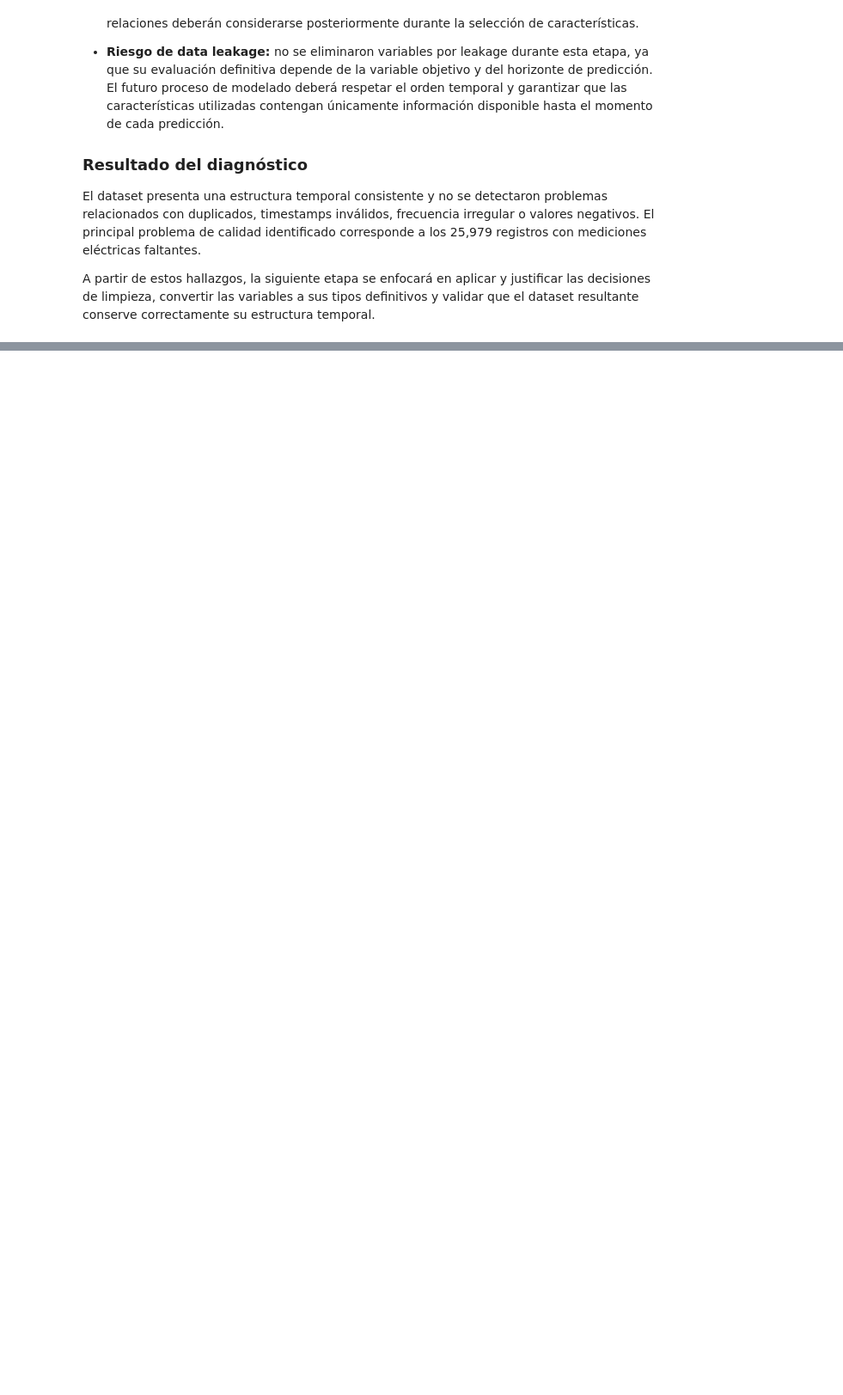
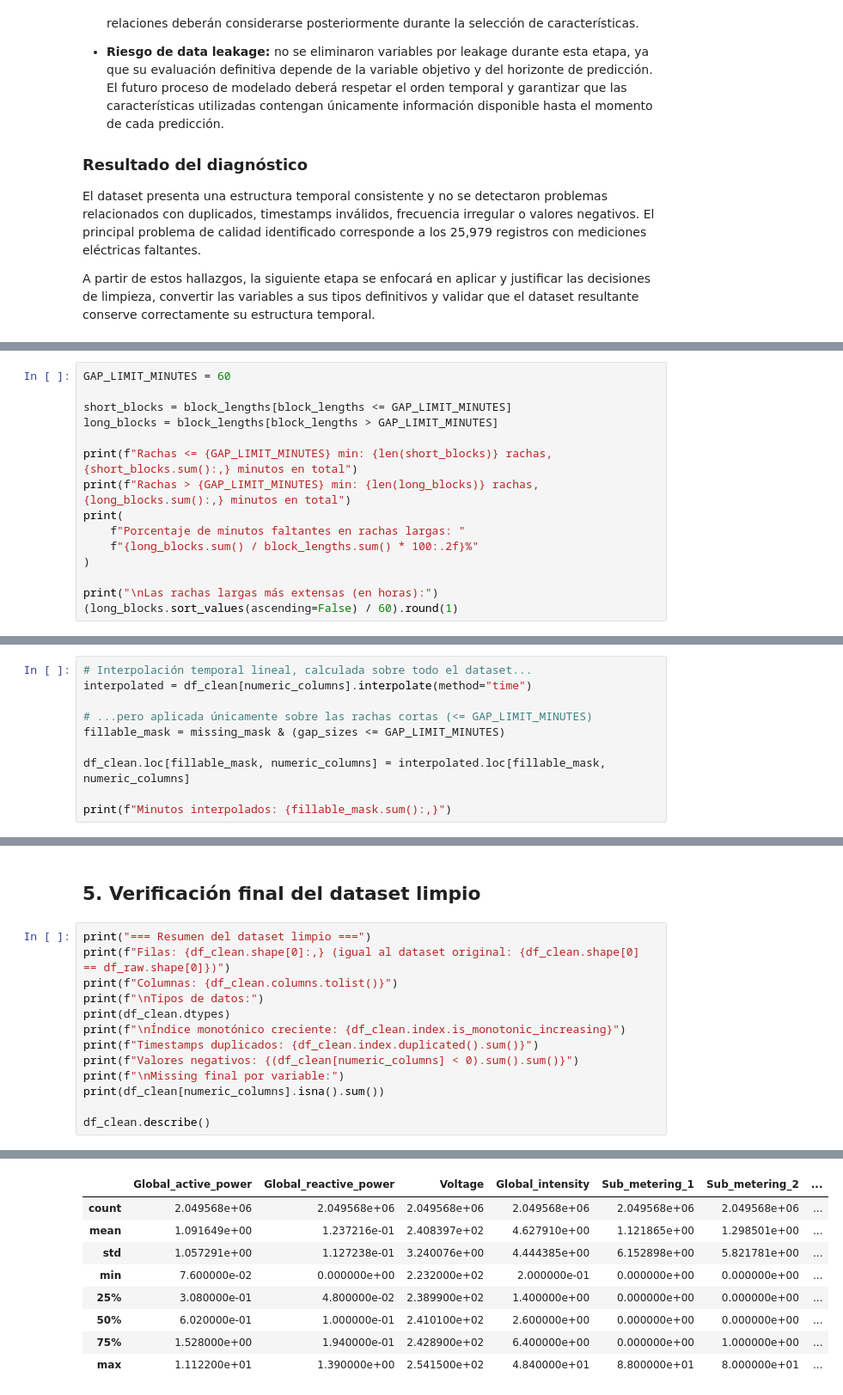
Before and after one commit to BreidyBR/Household-Power-Mlops, a Jupyter notebook: notebooks/01_data_quality_cleaning.ipynb, the cells around one changed output, grey strips where cells are left out. Shown at 86% size. Cells and saved outputs as stored; diff of their text form; blank space fills up the shorter version.

```diff
--- a/notebooks/01_data_quality_cleaning.ipynb
+++ b/notebooks/01_data_quality_cleaning.ipynb
@@ -672,0 +793,15 @@ A partir de estos hallazgos, la siguiente etapa se enfocará en aplicar y justif
+# %%
+GAP_LIMIT_MINUTES = 60
+
+short_blocks = block_lengths[block_lengths <= GAP_LIMIT_MINUTES]
+long_blocks = block_lengths[block_lengths > GAP_LIMIT_MINUTES]
+
+print(f"Rachas <= {GAP_LIMIT_MINUTES} min: {len(short_blocks)} rachas, {short_blocks.sum():,} minutos en total")
+print(f"Rachas > {GAP_LIMIT_MINUTES} min: {len(long_blocks)} rachas, {long_blocks.sum():,} minutos en total")
+print(
+    f"Porcentaje de minutos faltantes en rachas largas: "
+    f"{long_blocks.sum() / block_lengths.sum() * 100:.2f}%"
+)
+
+print("\nLas rachas largas más extensas (en horas):")
+(long_blocks.sort_values(ascending=False) / 60).round(1)
@@ -672,0 +836,10 @@ A partir de estos hallazgos, la siguiente etapa se enfocará en aplicar y justif
+# %%
+# Interpolación temporal lineal, calculada sobre todo el dataset...
+interpolated = df_clean[numeric_columns].interpolate(method="time")
+
+# ...pero aplicada únicamente sobre las rachas cortas (<= GAP_LIMIT_MINUTES)
+fillable_mask = missing_mask & (gap_sizes <= GAP_LIMIT_MINUTES)
+
+df_clean.loc[fillable_mask, numeric_columns] = interpolated.loc[fillable_mask, numeric_columns]
+
+print(f"Minutos interpolados: {fillable_mask.sum():,}")
@@ -672,0 +870,16 @@ A partir de estos hallazgos, la siguiente etapa se enfocará en aplicar y justif
+# %% [markdown]
+## 5. Verificación final del dataset limpio
+# %%
+print("=== Resumen del dataset limpio ===")
+print(f"Filas: {df_clean.shape[0]:,} (igual al dataset original: {df_clean.shape[0] == df_raw.shape[0]})")
+print(f"Columnas: {df_clean.columns.tolist()}")
+print(f"\nTipos de datos:")
+print(df_clean.dtypes)
+print(f"\nÍndice monotónico creciente: {df_clean.index.is_monotonic_increasing}")
+print(f"Timestamps duplicados: {df_clean.index.duplicated().sum()}")
+print(f"Valores negativos: {(df_clean[numeric_columns] < 0).sum().sum()}")
+print(f"\nMissing final por variable:")
+print(df_clean[numeric_columns].isna().sum())
+
+df_clean.describe()
+# %% [output]
@@ -672,0 +903,9 @@ A partir de estos hallazgos, la siguiente etapa se enfocará en aplicar y justif
+|  | Global_active_power | Global_reactive_power | Voltage | Global_intensity | Sub_metering_1 | Sub_metering_2 | ... |
+| count | 2.049568e+06 | 2.049568e+06 | 2.049568e+06 | 2.049568e+06 | 2.049568e+06 | 2.049568e+06 | ... |
+| mean | 1.091649e+00 | 1.237216e-01 | 2.408397e+02 | 4.627910e+00 | 1.121865e+00 | 1.298501e+00 | ... |
+| std | 1.057291e+00 | 1.127238e-01 | 3.240076e+00 | 4.444385e+00 | 6.152898e+00 | 5.821781e+00 | ... |
+| min | 7.600000e-02 | 0.000000e+00 | 2.232000e+02 | 2.000000e-01 | 0.000000e+00 | 0.000000e+00 | ... |
+| 25% | 3.080000e-01 | 4.800000e-02 | 2.389900e+02 | 1.400000e+00 | 0.000000e+00 | 0.000000e+00 | ... |
+| 50% | 6.020000e-01 | 1.000000e-01 | 2.410100e+02 | 2.600000e+00 | 0.000000e+00 | 0.000000e+00 | ... |
+| 75% | 1.528000e+00 | 1.940000e-01 | 2.428900e+02 | 6.400000e+00 | 0.000000e+00 | 1.000000e+00 | ... |
+| max | 1.112200e+01 | 1.390000e+00 | 2.541500e+02 | 4.840000e+01 | 8.800000e+01 | 8.000000e+01 | ... |
```
Also changed, not shown: parts of 23 cells of this notebook, 2 other files.
